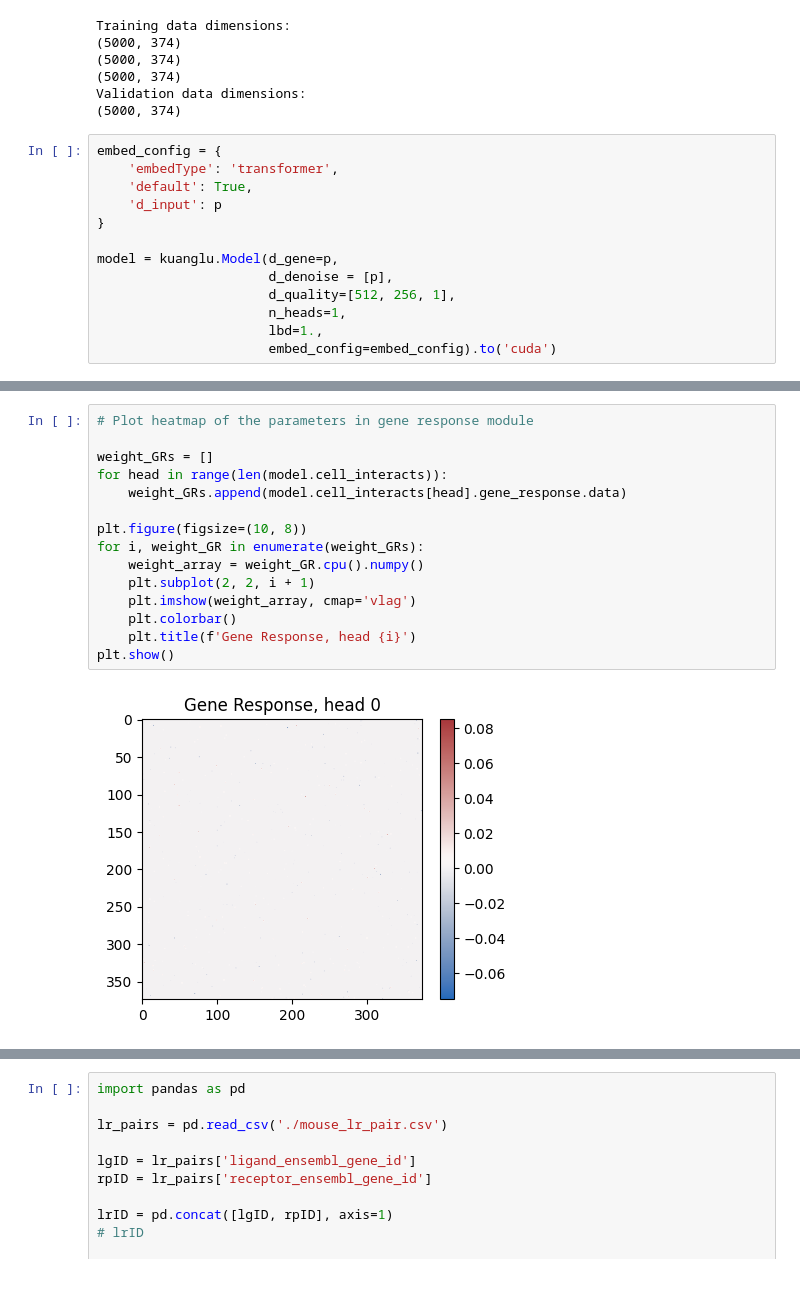
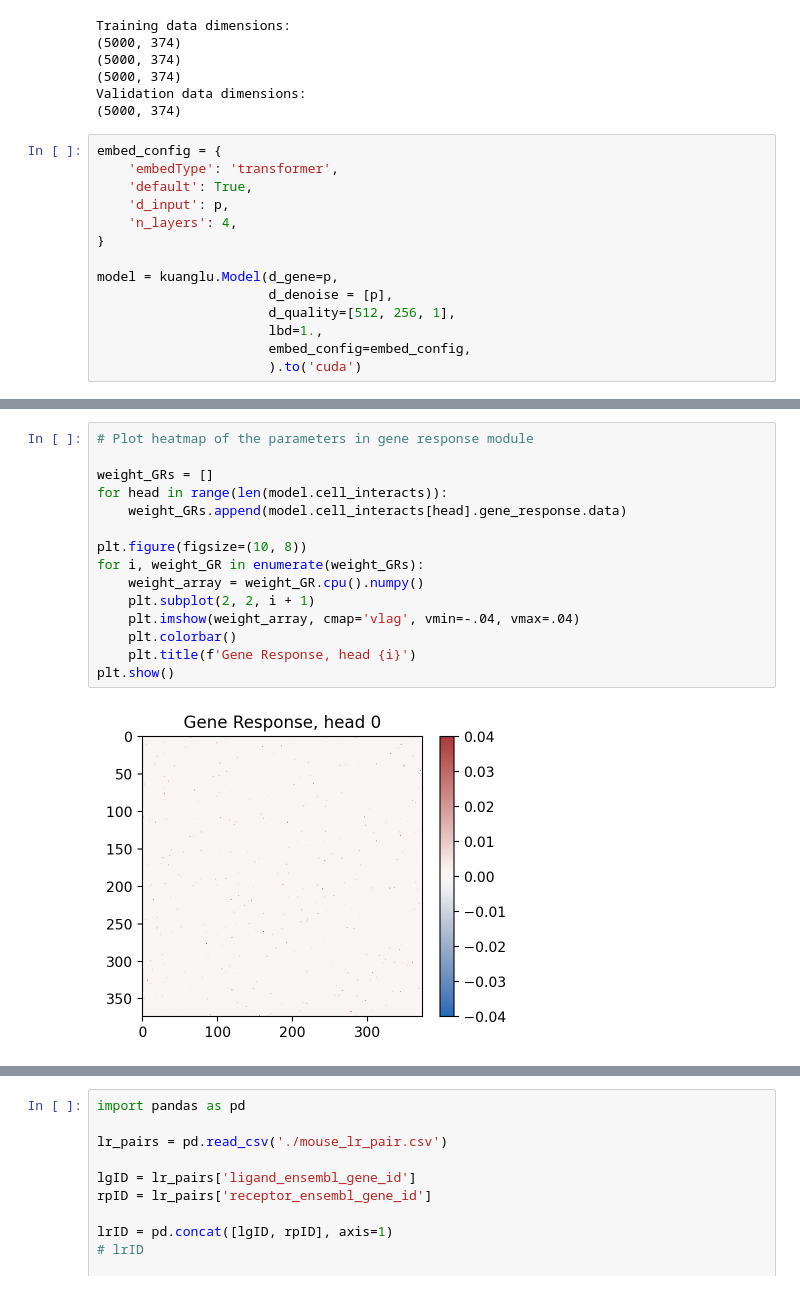
Before and after one commit to lshh125/kuanglu, a Jupyter notebook: examples/demo1.ipynb, the cells around one changed output, grey strips where cells are left out. Cells and saved outputs as stored; diff of their text form.

Commit message:
embedding visualization of FF and Trf

```diff
--- a/examples/demo1.ipynb
+++ b/examples/demo1.ipynb
@@ -90,15 +90,16 @@ Validation data dimensions:
 embed_config = {
     'embedType': 'transformer',
     'default': True,
-    'd_input': p
+    'd_input': p,
+    'n_layers': 4,
 }
 
 model = kuanglu.Model(d_gene=p,
                       d_denoise = [p],
                       d_quality=[512, 256, 1],
-                      n_heads=1,
                       lbd=1.,
-                      embed_config=embed_config).to('cuda')
+                      embed_config=embed_config,
+                      ).to('cuda')
 # %%
 rec = model.fit('denoised', train_loader, validate_loader, [0, 500],
                 fix=['embed', 'qualify', 'smooth', 'interact'], lr=1e-4)
@@ -248,20 +252,20 @@ plt.show()
 # %%
 # Plot heatmap of the parameters in gene response module
 
 weight_GRs = []
 for head in range(len(model.cell_interacts)):
     weight_GRs.append(model.cell_interacts[head].gene_response.data)
 
 plt.figure(figsize=(10, 8))
 for i, weight_GR in enumerate(weight_GRs):
     weight_array = weight_GR.cpu().numpy()
     plt.subplot(2, 2, i + 1)
-    plt.imshow(weight_array, cmap='vlag')
+    plt.imshow(weight_array, cmap='vlag', vmin=-.04, vmax=.04)
     plt.colorbar()
     plt.title(f'Gene Response, head {i}')
 plt.show()
 # %% [output]
-[figure, old version]
+[figure, new version]
 # %%
 # Extract meaningful weights from Gene Response
 THRESHOLD = 0.01
```
Also changed, not shown: parts of 18 cells of this notebook, 3 other files.
